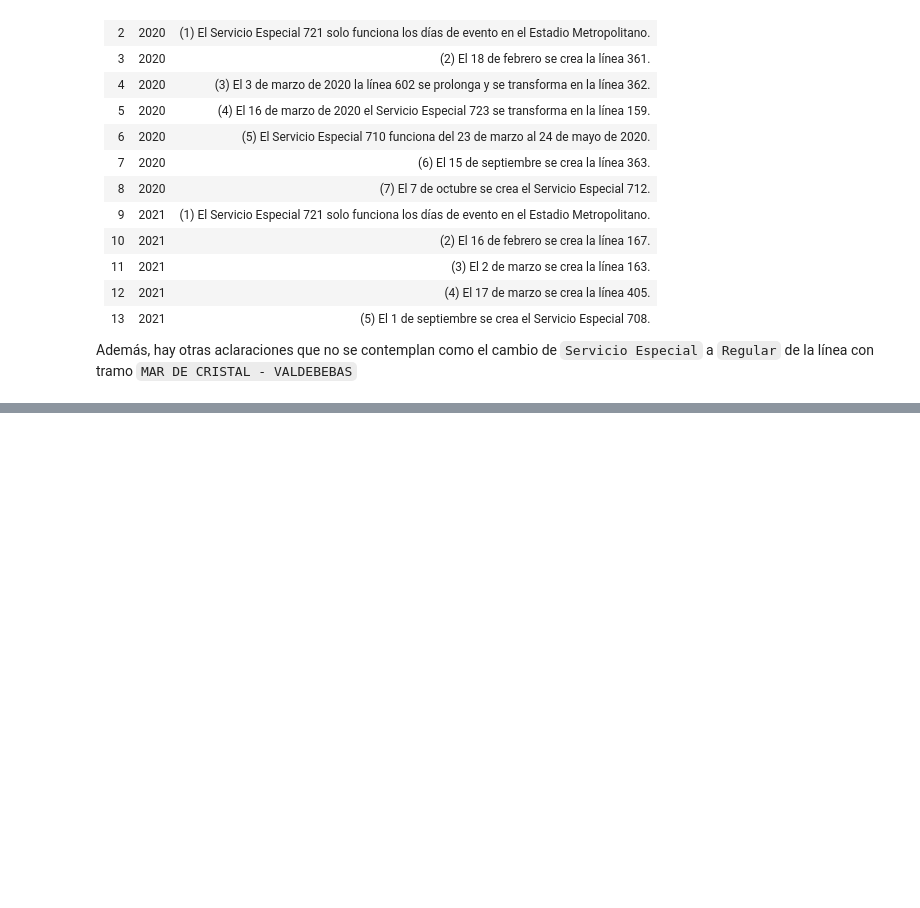
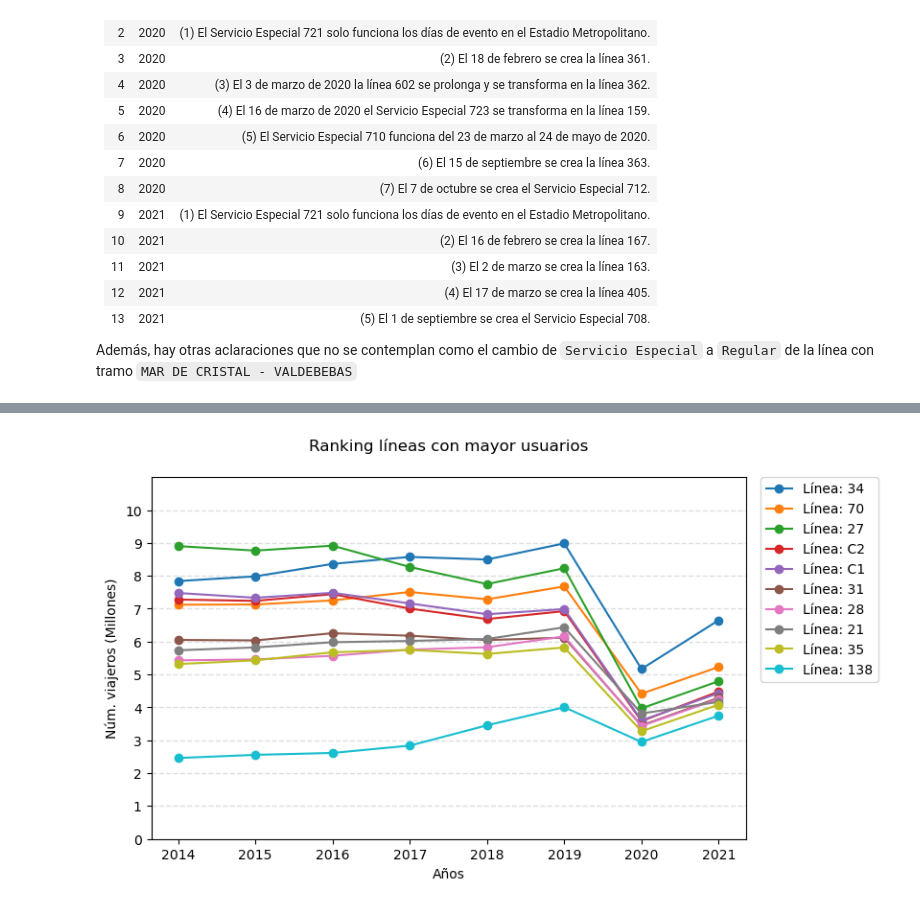
Before and after one commit to nacholopex/emt_madrid, a Jupyter notebook: 2022_emt_evolucion.ipynb, the cells around one changed output, grey strips where cells are left out. Drawn from its saved outputs; the diff is of its cells as text; code cells hidden in the pictures; blank space fills up the shorter version.

```diff
--- a/2022_emt_evolucion.ipynb
+++ b/2022_emt_evolucion.ipynb
@@ -418,23 +446,28 @@ numero_viajeros[numero_viajeros['Etiqueta']=='SE']
 # %%
 fig, axes = plt.subplots(figsize=(8, 5),dpi=100)
 # Visualizo los datos (avg_coches) y fechas
-years = numero_viajeros.columns[3:]
+years = numero_viajeros.columns[3:-1]
 
-
-axes.plot(numero_viajeros.columns[3:],numero_viajeros[numero_viajeros['Código']==25].iloc[:,3:].T,'-o')
+axes.plot(years,numero_viajeros.sort_values(by='2021',ascending=False).iloc[0:10,3:-1].apply(lambda x: x/(10**6)).T.values,'-o',label='Línea: '+data['Etiqueta'])
 axes.grid(color="#172a3d", linestyle='--', linewidth=1, axis='y', alpha=0.15)
 
 # Título y nombre ejes
 axes.set_xlabel('Años')
 axes.set_ylabel('Núm. viajeros (Millones)')
 axes.set_title(label=f'Ranking líneas con mayor usuarios',pad=20)
 
+
+
 # axes.set_xticks(range(0,len(years)))
 # axes.set_xticklabels(years)
-# axes.set_ylim(0,11)
-# axes.set_yticks(range(1,11))
-# axes.invert_yaxis()
+
+y_max = round(max(numero_viajeros.sort_values(by='2021',ascending=False).iloc[:,3:-1].max().apply(lambda x: x/(10**6)).to_list()))
+axes.set_ylim(0,y_max+2)
+axes.set_yticks(range(0,y_max+2))
 
 axes.legend(bbox_to_anchor=(1.025, 1), loc=2, borderaxespad=0)
 fig.set_facecolor('white')
 plt.show()
+plt.close()
+# %% [output]
+[figure, added]
```
Also changed, not shown: parts of 4 cells of this notebook.
